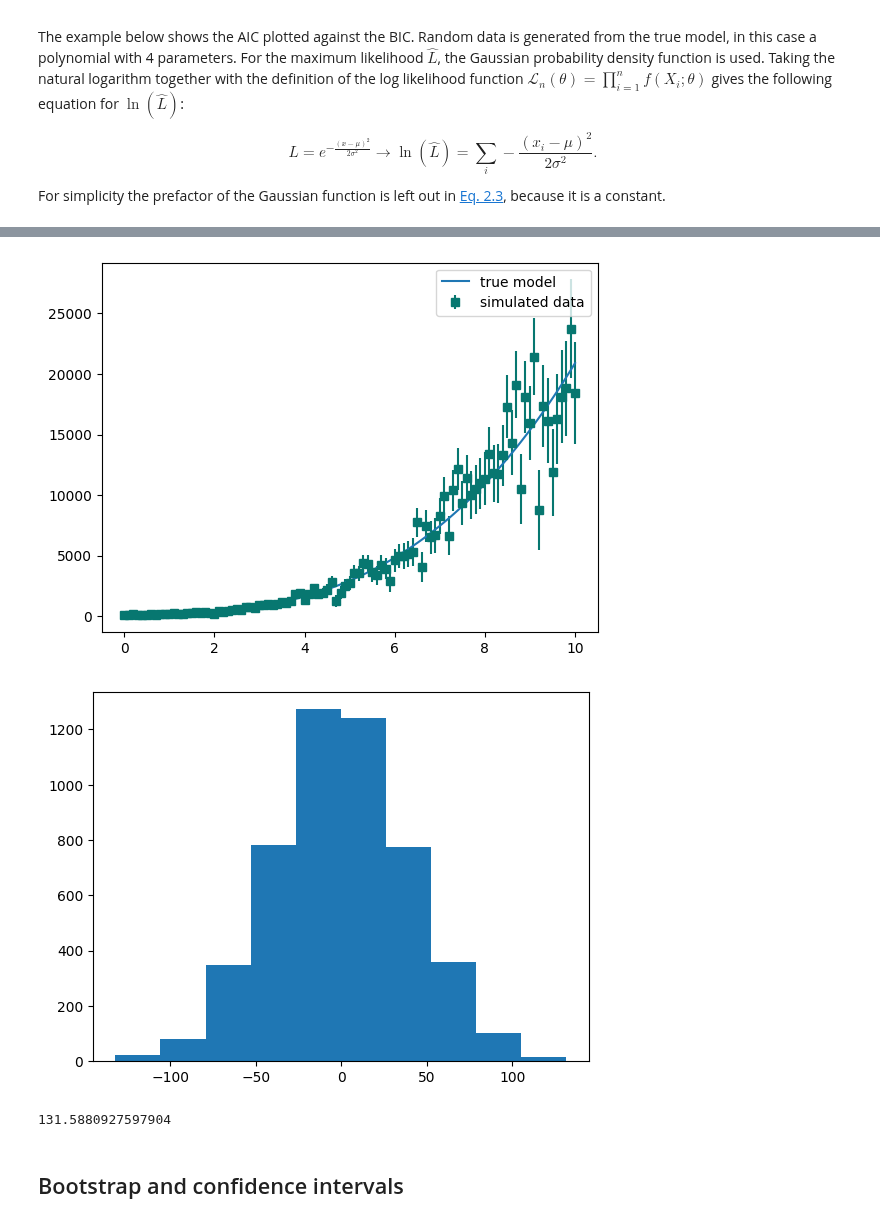
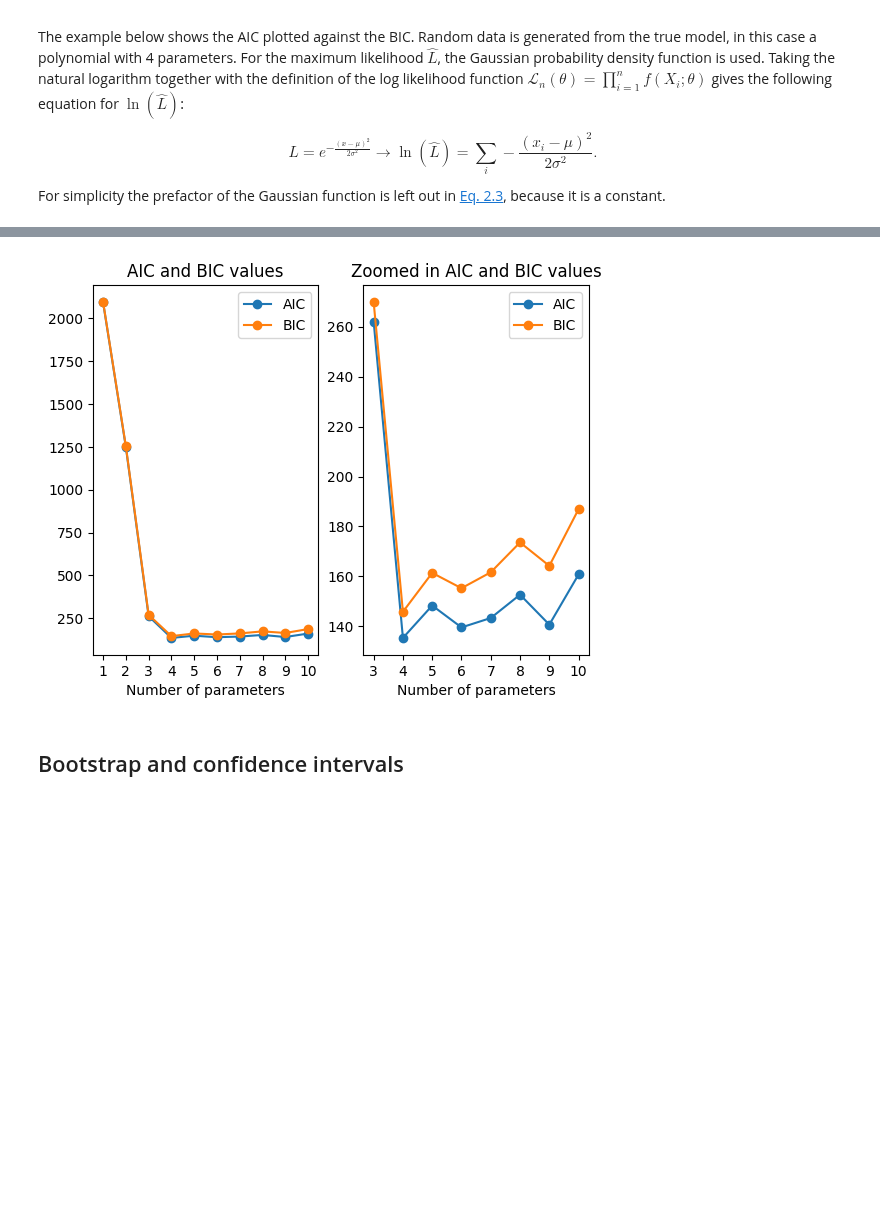
Before and after one commit to t-kist/Bayesian-Statistics-for-Astrophysics-2024, a Jupyter notebook: bayes24/lecture_notes/group2/Chapter 2.ipynb, the cells around one changed output, grey strips where cells are left out. Saved outputs shown, nothing was run; the diff lists cells and outputs as text; code cells hidden in the pictures; blank space fills up the shorter version.

```diff
--- a/bayes24/lecture_notes/group2/Chapter 2.ipynb
+++ b/bayes24/lecture_notes/group2/Chapter 2.ipynb
@@ -204,42 +204,44 @@ plt.show()
 # %%
-#Setting amount of data points
-xmin = 0
-xmax = 10
-npoints = 101
-xx = np.linspace(xmin, xmax, npoints)
+#Simulate maximum likelihood estimation 5000 times to find the maximum likelihood
+N_sim = 101
+sim_array = np.linspace(xmin, xmax, npoints)
 
-#Choosing the model & simulating the data
-model = true_model
-data_example = sim_data(xx)
+aic = []
+bic = []
+for i in params:
+    p0 = np.zeros(i)
+    L = []
+    for t in range(N_sim):
+        model = true_model
+        y, yerr = sim_data(sim_array)
+        model = poly_model
+        popt, pcov = curve_fit(model, sim_array, y, p0=p0, sigma=yerr, absolute_sigma = False)
+        log_L = log_gaussian_likelihood(model(sim_array, *popt), y, yerr)
+        L.append(log_L)
+    #np.min is used to find the maximum likelihood. The logarithm is taken of the likelikhood, so the least negative log likelihood corresponds to
+    #the highest likelihood.
+    aic.append(AIC(np.min(L), len(popt)))
+    bic.append(BIC(np.min(L), len(popt), npoints))
 
-#Plot of the resulting data with true model
+#Plotting the results
 plt.figure()
-plt.errorbar(xx, data_example[0],data_example[1], fmt='s', label='simulated data', color='#077770')
-plt.plot(xx, model(xx), label="true model")
+plt.subplot(1, 2, 1)
+plt.plot(params, aic, marker="o", label="AIC")
+plt.plot(params, bic, marker="o", label="BIC")
+plt.xlabel("Number of parameters")
+plt.xticks(params)
+plt.title("AIC and BIC values")
+plt.legend()
+plt.subplot(1, 2, 2)
+plt.plot(params[2:], aic[2:], marker="o", label="AIC")
+plt.plot(params[2:], bic[2:], marker="o", label="BIC")
+plt.xlabel("Number of parameters")
+plt.xticks(params[2:])
+plt.title("Zoomed in AIC and BIC values")
 plt.legend()
 plt.show()
-
-#Simulate chi_sq 5000 times to find the maximum likelihood
-N_sim = 5000
-x = np.linspace(xmin, xmax, npoints)
-
-chi = []
-for t in range(N_sim):
-    yy, y_err = sim_data(x)
-
-    popt, pcov = curve_fit(model, xx, yy, absolute_sigma = False)
-    chi_sq = np.sum(((model(xx, *popt)-yy)*2)/y_err)
-    chi.append(chi_sq)
-
-max_L = np.max(chi)
-plt.figure()
-plt.hist(chi)
-plt.show()
-print(max_L)
 # %% [output]
-[figure, old version]
+[figure, new version]
-[figure, removed]
-131.5880927597904
 # %% [markdown]
 ## Bootstrap and confidence intervals
 # %% [markdown]
```
Also changed, not shown: parts of 3 cells of this notebook.
